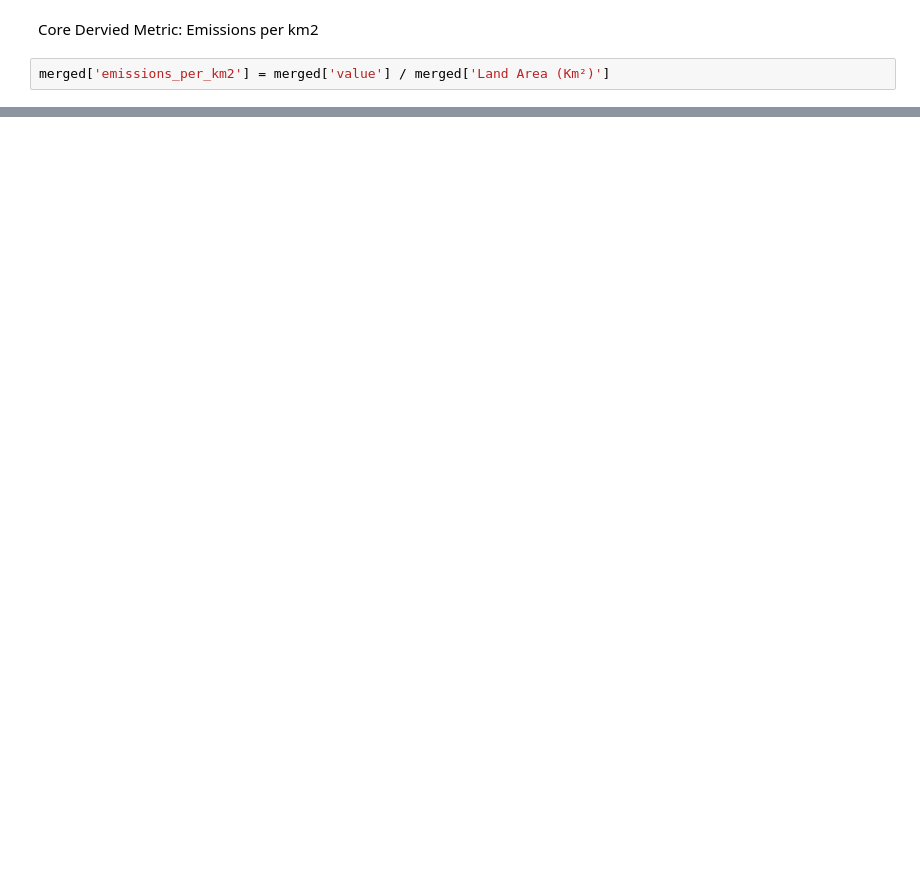
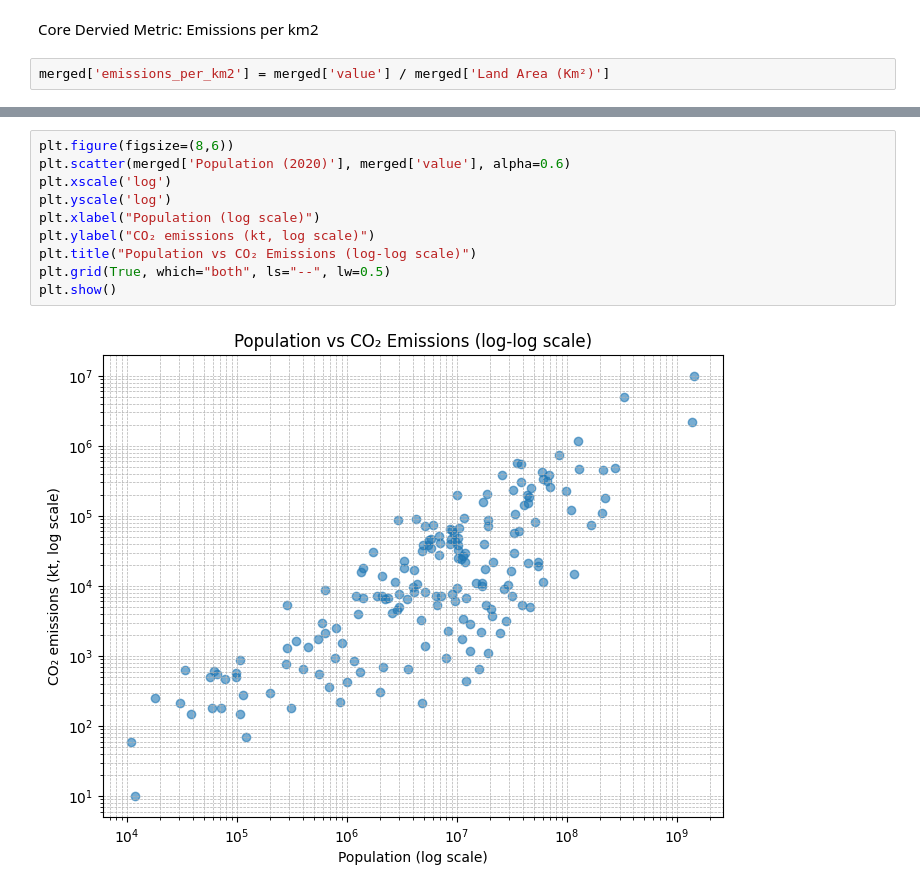
Before and after one commit to oconh/co2-emissions, a Jupyter notebook: notebooks/discover.ipynb, the cells around one changed output, grey strips where cells are left out. Cells and saved outputs as stored; diff of their text form; blank space fills up the shorter version.

```diff
--- a/notebooks/discover.ipynb
+++ b/notebooks/discover.ipynb
@@ -267,0 +298,12 @@ merged['emissions_per_km2'] = merged['value'] / merged['Land Area (Km²)']
+# %%
+plt.figure(figsize=(8,6))
+plt.scatter(merged['Population (2020)'], merged['value'], alpha=0.6)
+plt.xscale('log')
+plt.yscale('log')
+plt.xlabel("Population (log scale)")
+plt.ylabel("CO₂ emissions (kt, log scale)")
+plt.title("Population vs CO₂ Emissions (log-log scale)")
+plt.grid(True, which="both", ls="--", lw=0.5)
+plt.show()
+# %% [output]
+[figure, added]
```
Also changed, not shown: parts of 10 cells of this notebook.
